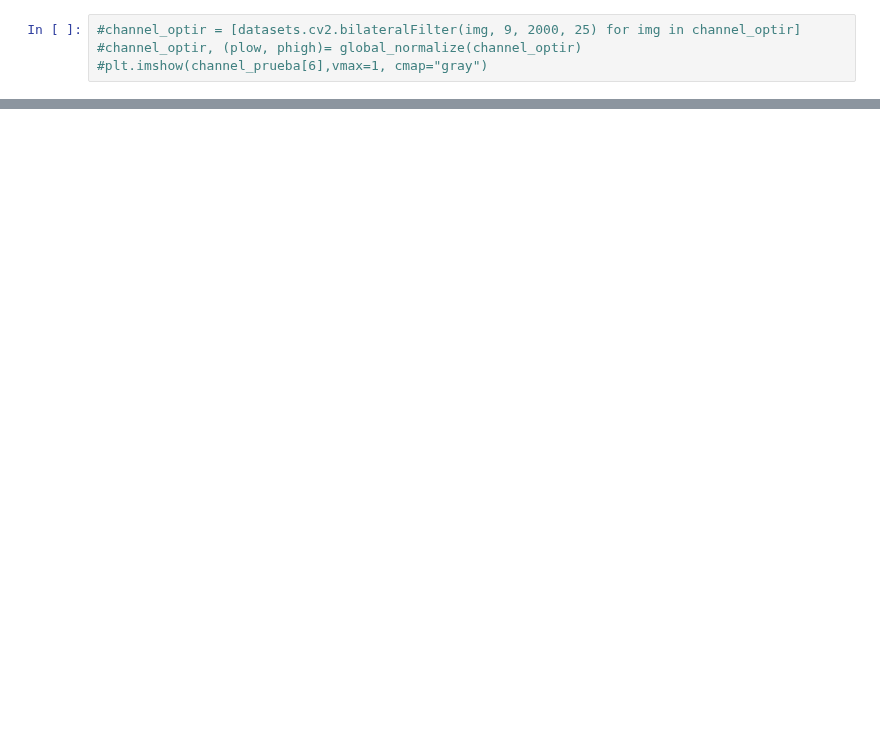
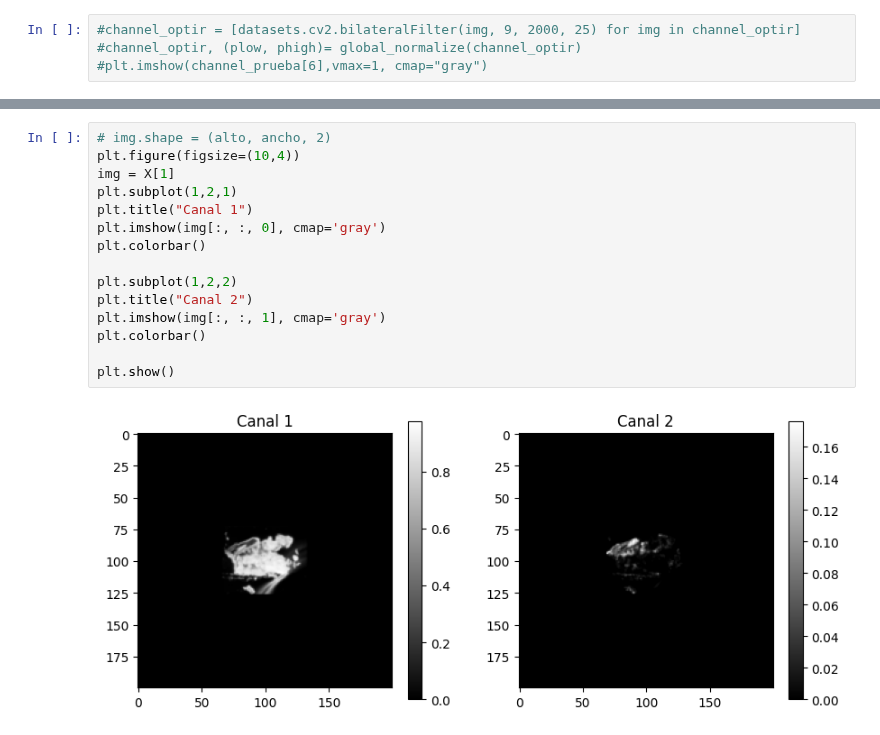
Before and after one commit to antonycardozo/CNNregression, a Jupyter notebook: cnn_regression.ipynb, the cells around one changed output, grey strips where cells are left out. Drawn from its saved outputs; the diff is of its cells as text; blank space fills up the shorter version.

```diff
--- a/cnn_regression.ipynb
+++ b/cnn_regression.ipynb
@@ -76,0 +106,17 @@ X_train, X_test, y_train, y_test = train_test_split(X, y, test_size=0.33, random
+# %%
+# img.shape = (alto, ancho, 2)
+plt.figure(figsize=(10,4))
+img = X[1]
+plt.subplot(1,2,1)
+plt.title("Canal 1")
+plt.imshow(img[:, :, 0], cmap='gray')
+plt.colorbar()
+
+plt.subplot(1,2,2)
+plt.title("Canal 2")
+plt.imshow(img[:, :, 1], cmap='gray')
+plt.colorbar()
+
+plt.show()
+# %% [output]
+[figure, added]
```
Also changed, not shown: parts of 22 cells of this notebook, 3 other files.
